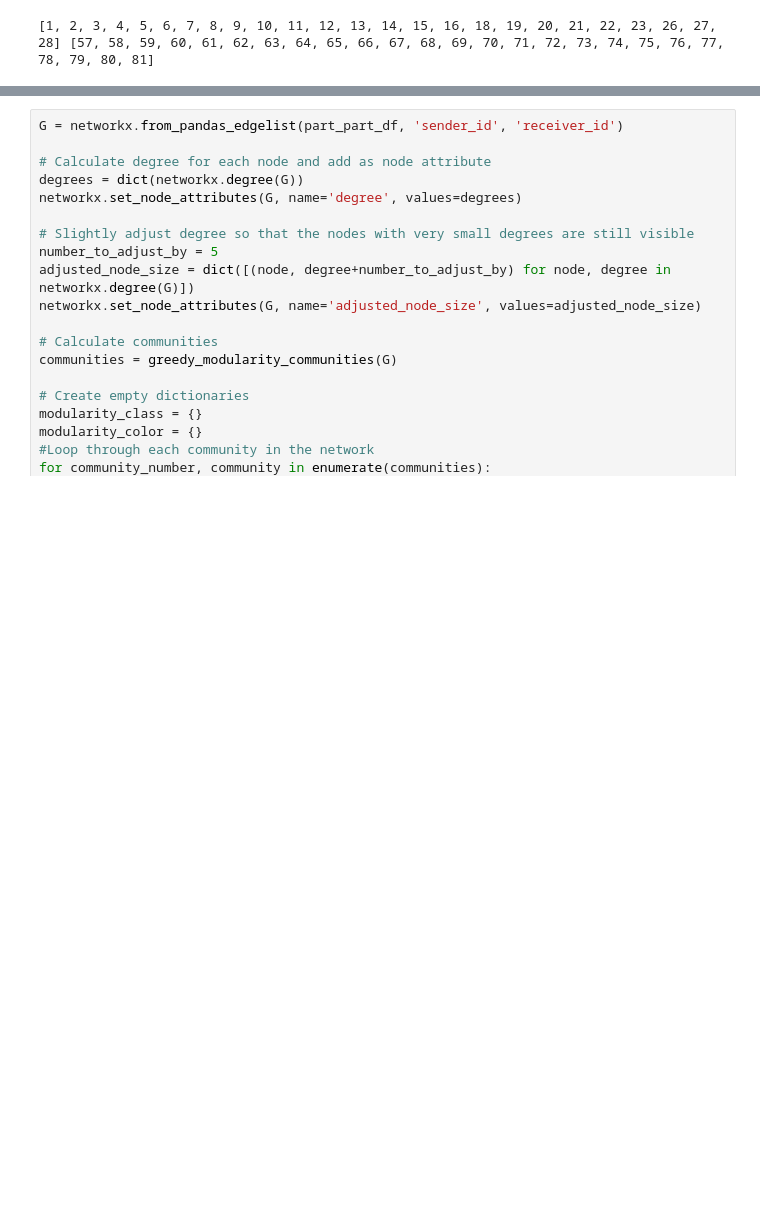
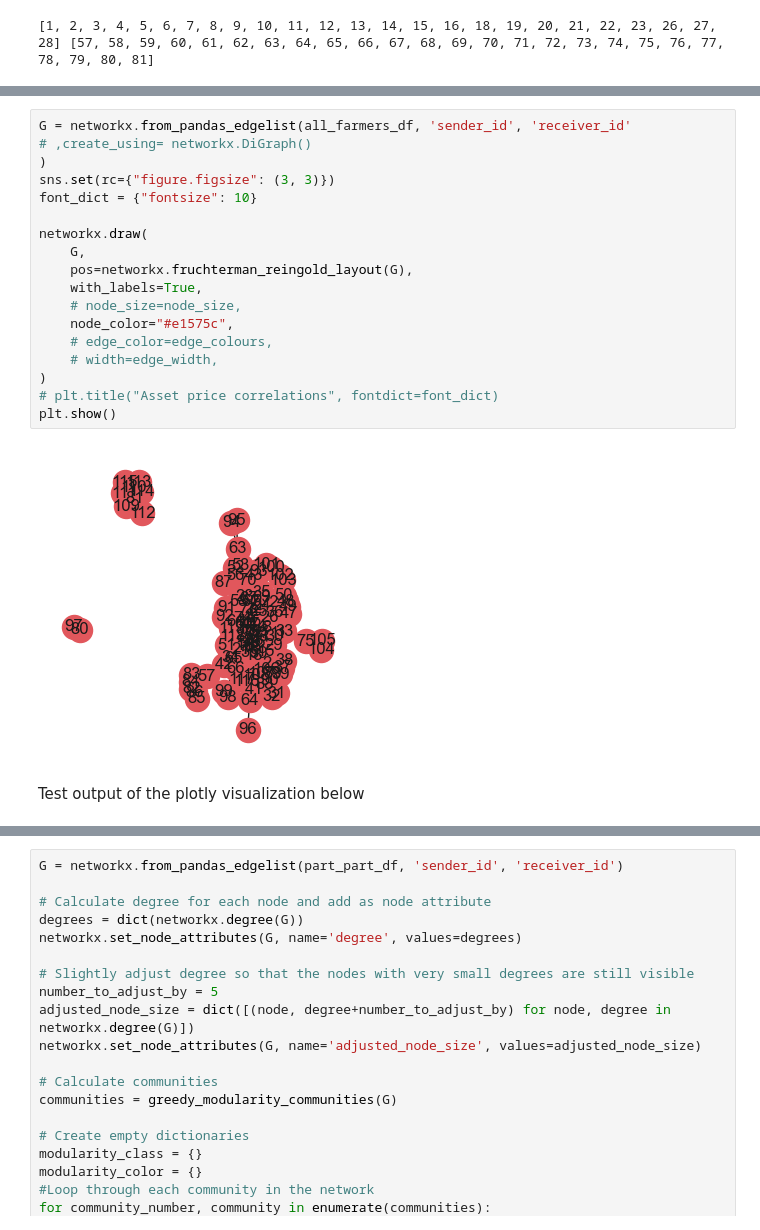
Before and after one commit to liugrac/climate_change_responses, a Jupyter notebook: Farmers_Social_Network.ipynb, the cells around one changed output, grey strips where cells are left out. Drawn from its saved outputs; the diff is of its cells as text; blank space fills up the shorter version.

```diff
--- a/Farmers_Social_Network.ipynb
+++ b/Farmers_Social_Network.ipynb
@@ -100,3 +100,25 @@ all_farmers_df.head()
 | 2 | 1 | 26 | workmate, colleague_association | 1.0 | NA | 4 | Yes |
 | 3 | 1 | 14 | workmate, colleague_association | 2.0 | NA | 4 | Yes |
 | 4 | 1 | 15 | workmate, neighbour, colleague_as... | 2.0 | NA | 4 | Yes |
+# %%
+G = networkx.from_pandas_edgelist(all_farmers_df, 'sender_id', 'receiver_id'
+# ,create_using= networkx.DiGraph()
+)
+sns.set(rc={"figure.figsize": (3, 3)})
+font_dict = {"fontsize": 10}
+
+networkx.draw(
+    G,
+    pos=networkx.fruchterman_reingold_layout(G),
+    with_labels=True,
+    # node_size=node_size,
+    node_color="#e1575c",
+    # edge_color=edge_colours,
+    # width=edge_width,
+)
+# plt.title("Asset price correlations", fontdict=font_dict)
+plt.show()
+# %% [output]
+[figure, added]
+# %% [markdown]
+Test output of the plotly visualization below
```
Also changed, not shown: parts of 4 cells of this notebook, 2 other files.
